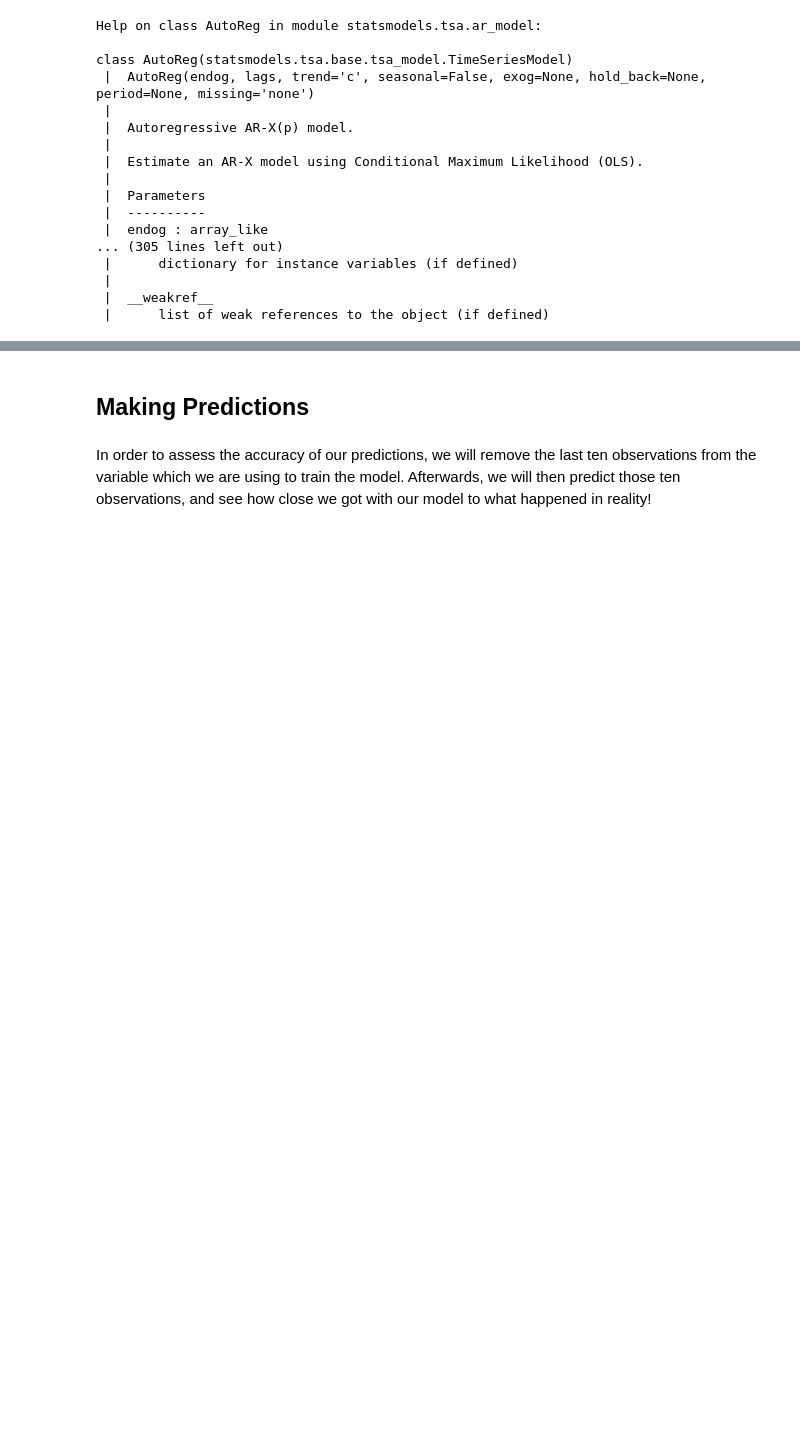
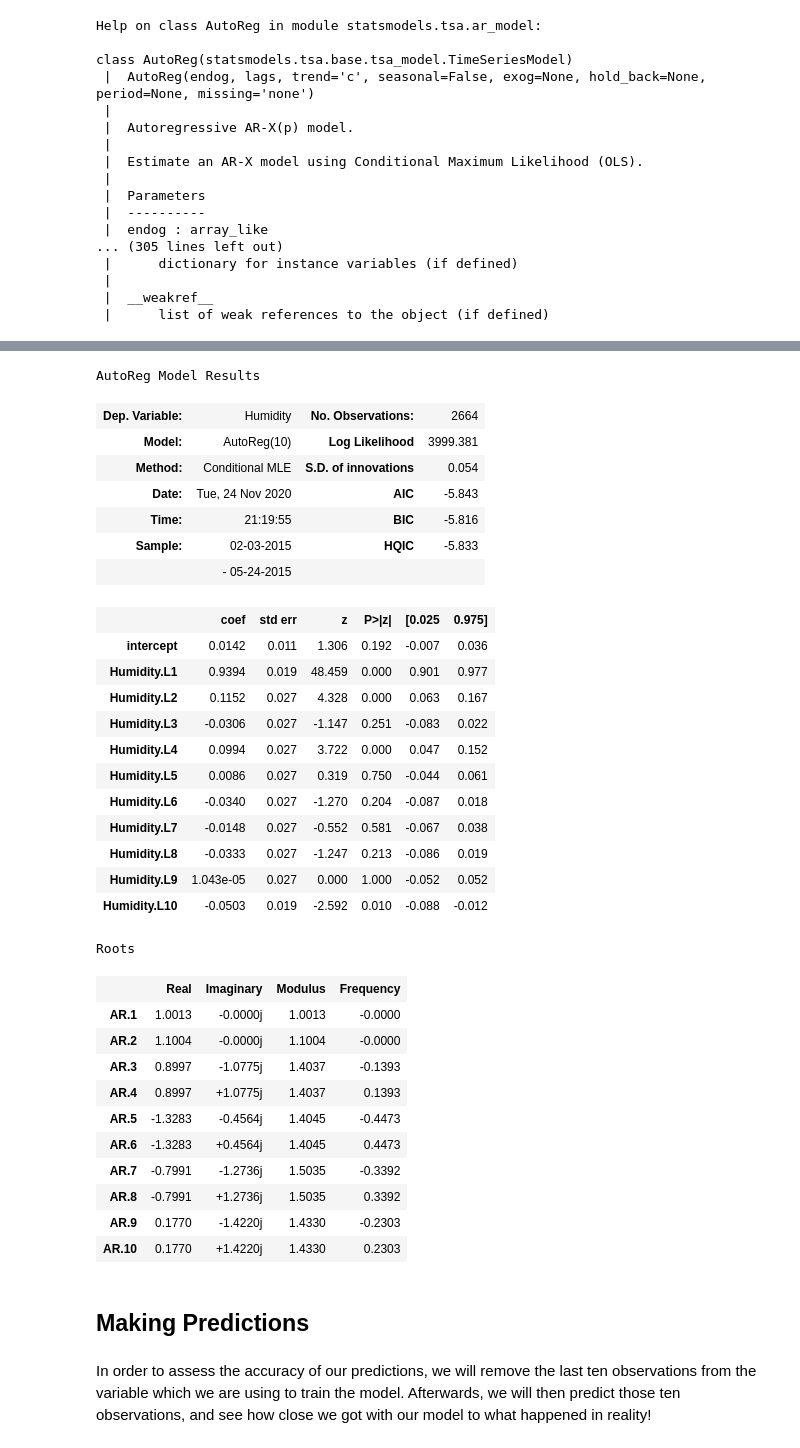
Before and after one commit to ksaslow/data-pt-ber-08-20, a Jupyter notebook: Notes/module-2/time-series-class-Kate.ipynb, the cells around one changed output, grey strips where cells are left out. Cells and saved outputs as stored; diff of their text form; code cells hidden in the pictures; blank space fills up the shorter version.

Commit message:
time series analysis

```diff
--- a/Notes/module-2/time-series-class-Kate.ipynb
+++ b/Notes/module-2/time-series-class-Kate.ipynb
@@ -327,3 +356,42 @@ class AutoReg(statsmodels.tsa.base.tsa_model.TimeSeriesModel)
+# %%
+model = AutoReg(df['Humidity'], lags = 10).fit()  # defining your variable y, and the length of lags.
+model.summary()
+
+# if you move far enough into the future, the lags become INSIGNIFICANT! Because the value of today may not be so important for the value 10 days for now.
+# After a certain lag length, they typically are all insignificant.
+# %% [output]
+AutoReg Model Results
+| Dep. Variable: | Humidity | No. Observations: | 2664 |
+| Model: | AutoReg(10) | Log Likelihood | 3999.381 |
+| Method: | Conditional MLE | S.D. of innovations | 0.054 |
+| Date: | Tue, 24 Nov 2020 | AIC | -5.843 |
+| Time: | 21:19:55 | BIC | -5.816 |
+| Sample: | 02-03-2015 | HQIC | -5.833 |
+|  | - 05-24-2015 |  |  |
+|  | coef | std err | z | P>|z| | [0.025 | 0.975] |
+| intercept | 0.0142 | 0.011 | 1.306 | 0.192 | -0.007 | 0.036 |
+| Humidity.L1 | 0.9394 | 0.019 | 48.459 | 0.000 | 0.901 | 0.977 |
+| Humidity.L2 | 0.1152 | 0.027 | 4.328 | 0.000 | 0.063 | 0.167 |
+| Humidity.L3 | -0.0306 | 0.027 | -1.147 | 0.251 | -0.083 | 0.022 |
+| Humidity.L4 | 0.0994 | 0.027 | 3.722 | 0.000 | 0.047 | 0.152 |
+| Humidity.L5 | 0.0086 | 0.027 | 0.319 | 0.750 | -0.044 | 0.061 |
+| Humidity.L6 | -0.0340 | 0.027 | -1.270 | 0.204 | -0.087 | 0.018 |
+| Humidity.L7 | -0.0148 | 0.027 | -0.552 | 0.581 | -0.067 | 0.038 |
+| Humidity.L8 | -0.0333 | 0.027 | -1.247 | 0.213 | -0.086 | 0.019 |
+| Humidity.L9 | 1.043e-05 | 0.027 | 0.000 | 1.000 | -0.052 | 0.052 |
+| Humidity.L10 | -0.0503 | 0.019 | -2.592 | 0.010 | -0.088 | -0.012 |
+Roots
+|  | Real | Imaginary | Modulus | Frequency |
+| AR.1 | 1.0013 | -0.0000j | 1.0013 | -0.0000 |
+| AR.2 | 1.1004 | -0.0000j | 1.1004 | -0.0000 |
+| AR.3 | 0.8997 | -1.0775j | 1.4037 | -0.1393 |
+| AR.4 | 0.8997 | +1.0775j | 1.4037 | 0.1393 |
+| AR.5 | -1.3283 | -0.4564j | 1.4045 | -0.4473 |
+| AR.6 | -1.3283 | +0.4564j | 1.4045 | 0.4473 |
+| AR.7 | -0.7991 | -1.2736j | 1.5035 | -0.3392 |
+| AR.8 | -0.7991 | +1.2736j | 1.5035 | 0.3392 |
+| AR.9 | 0.1770 | -1.4220j | 1.4330 | -0.2303 |
+| AR.10 | 0.1770 | +1.4220j | 1.4330 | 0.2303 |
 # %% [markdown]
 ## Making Predictions
 # %% [markdown]
```
Also changed, not shown: parts of 7 cells of this notebook, 2 other files.
